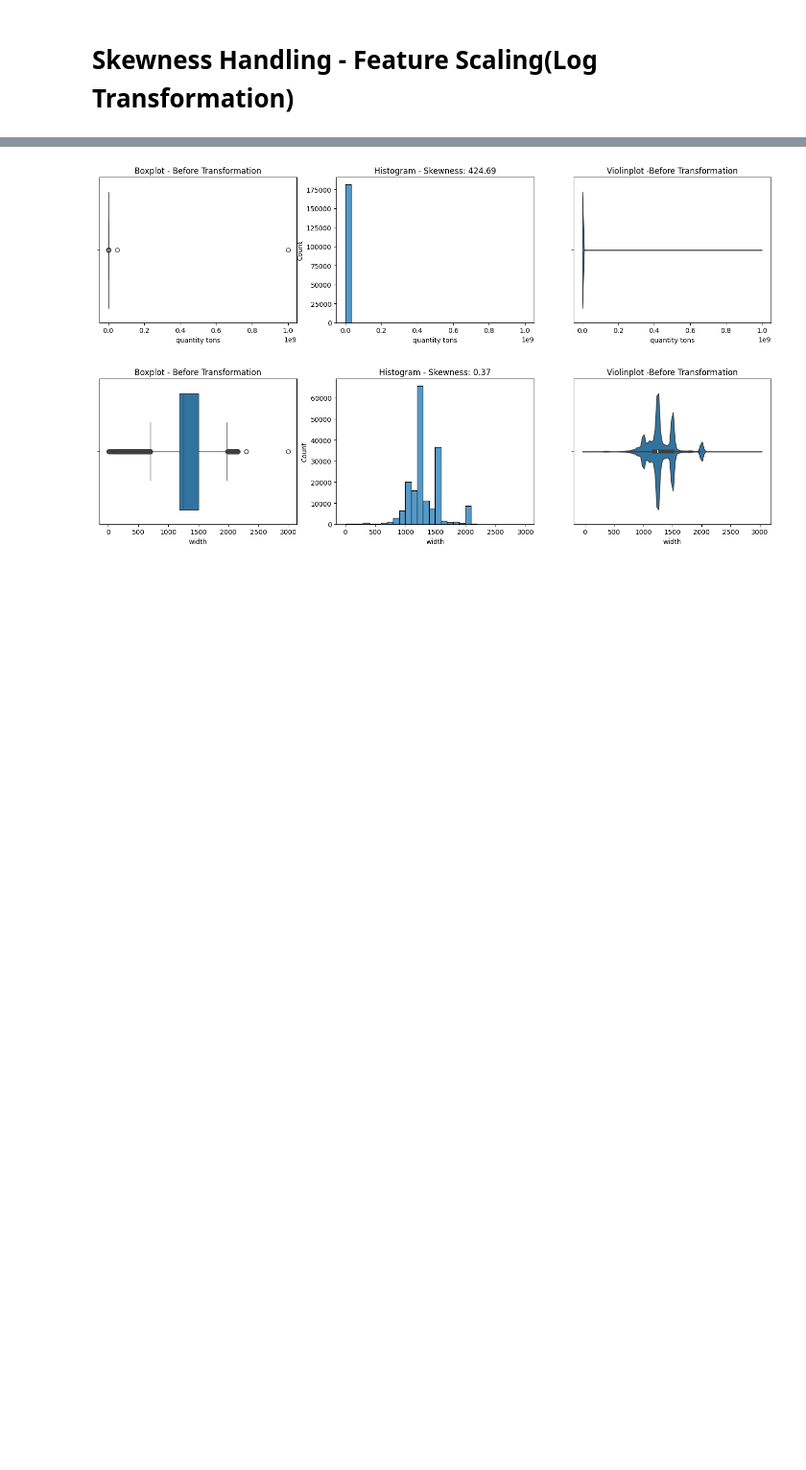
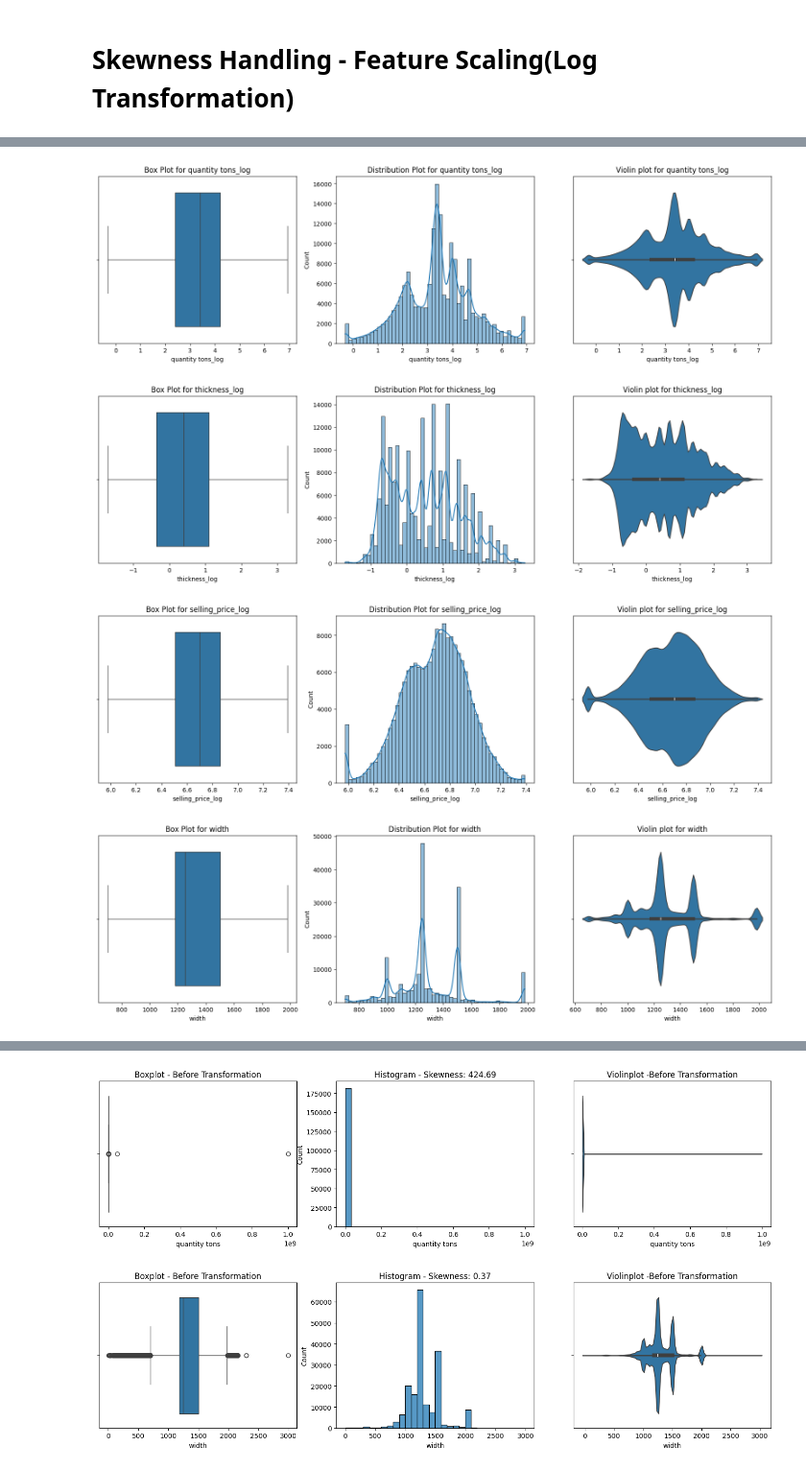
Before and after one commit to virenemmanuel/Industrial-Copper-Modeling, a Jupyter notebook: industrial_copper_modeling.ipynb, the cells around one changed output, grey strips where cells are left out. Shown at 96% size. Saved outputs shown, nothing was run; the diff lists cells and outputs as text; code cells hidden in the pictures; blank space fills up the shorter version.

```diff
--- a/industrial_copper_modeling.ipynb
+++ b/industrial_copper_modeling.ipynb
@@ -369,0 +412,3 @@ Name: count, dtype: int64
+# %%
+df2 = df1.copy()
+df2
@@ -369,0 +461,10 @@ Name: count, dtype: int64
+# %%
+# Transform the outliers to within range using IQR and clip() methods - box plot
+
+for i in ['quantity tons_log','thickness_log','selling_price_log','width']:
+    plot(df2, i)
+# %% [output]
+[figure, added]
+[figure, added]
+[figure, added]
+[figure, added]
```
Also changed, not shown: parts of 87 cells of this notebook.
